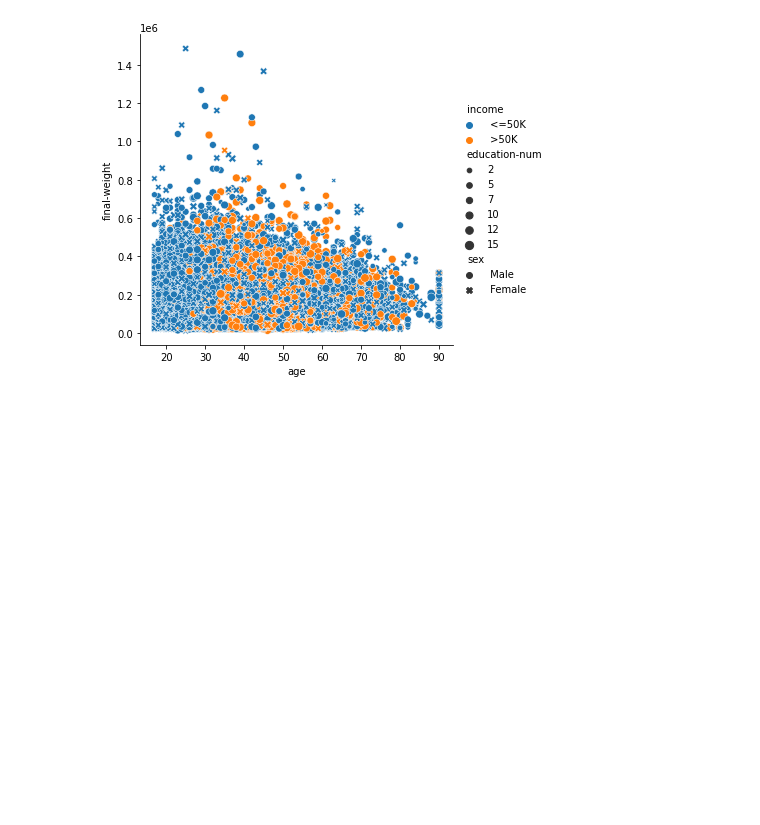
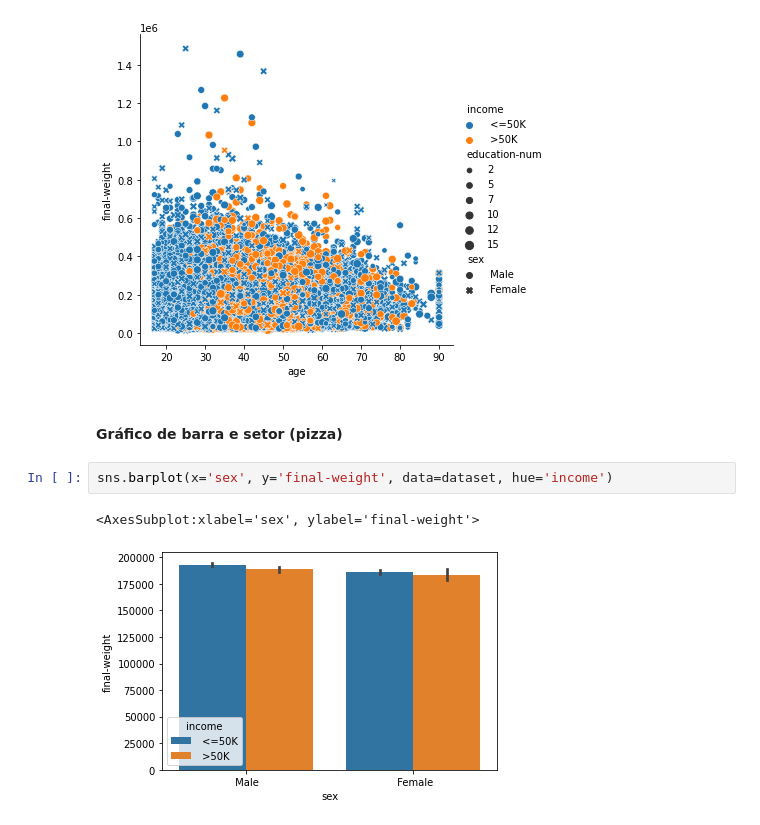
Before and after one commit to AlissonRaphael/statistics_for_data_science_and_machine_learning, a Jupyter notebook: 10_visualizacao/graficos.ipynb, the cells around one changed output. Drawn from its saved outputs; the diff is of its cells as text; blank space fills up the shorter version.

Commit message:
add bar and pie chart

```diff
--- a/10_visualizacao/graficos.ipynb
+++ b/10_visualizacao/graficos.ipynb
@@ -26,3 +26,10 @@ sns.relplot(x='age', y='final-weight', data=dataset,
 # %% [output]
 <seaborn.axisgrid.FacetGrid at 0x...>
 [figure]
+# %% [markdown]
+#### Gráfico de barra e setor (pizza)
+# %%
+sns.barplot(x='sex', y='final-weight', data=dataset, hue='income')
+# %% [output]
+<AxesSubplot:xlabel='sex', ylabel='final-weight'>
+[figure, added]
```
Also changed, not shown: parts of 3 cells of this notebook.
